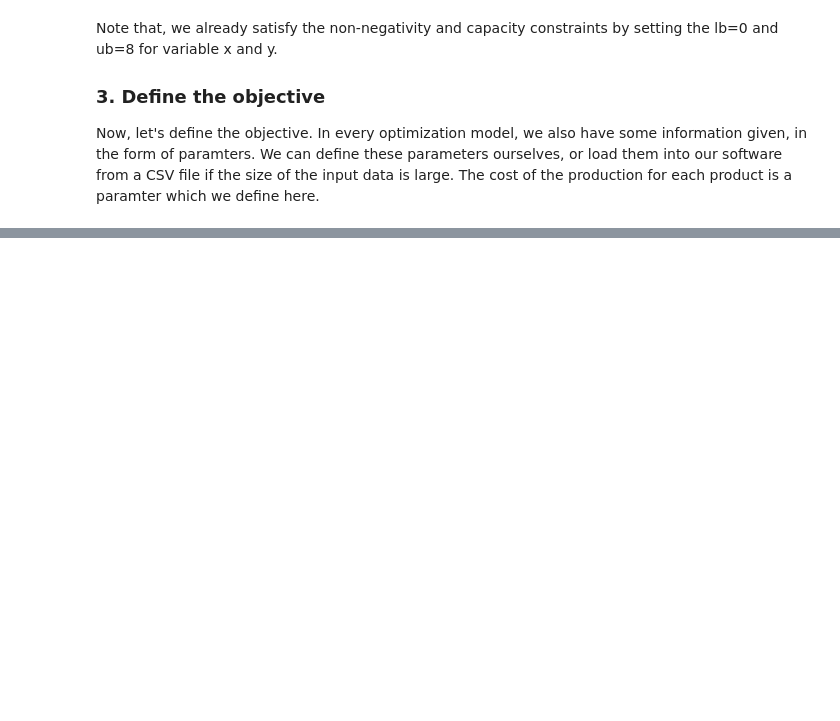
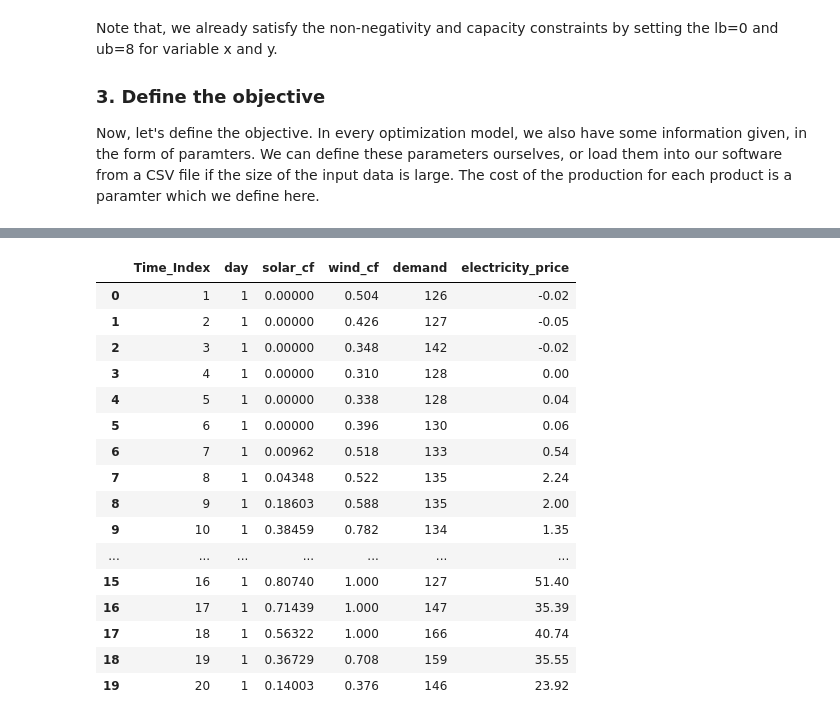
Before and after one commit to rezfa/Supply_Chain_Analytics_2026, a Jupyter notebook: 01_Optimization.ipynb, the cells around one changed output, grey strips where cells are left out. Drawn from its saved outputs; the diff is of its cells as text; code cells hidden in the pictures; blank space fills up the shorter version.

```diff
--- a/01_Optimization.ipynb
+++ b/01_Optimization.ipynb
@@ -189,0 +330,22 @@ model.setObjective(pa *x + pb *y, GRB.MAXIMIZE) # by GRB.MAXIMIZE we set the obj
+# %%
+df = pd.read_csv("Exercise_Files/Ex02.csv")
+
+df.head(20)
+# %% [output]
+|  | Time_Index | day | solar_cf | wind_cf | demand | electricity_price |
+| 0 | 1 | 1 | 0.00000 | 0.504 | 126 | -0.02 |
+| 1 | 2 | 1 | 0.00000 | 0.426 | 127 | -0.05 |
+| 2 | 3 | 1 | 0.00000 | 0.348 | 142 | -0.02 |
+| 3 | 4 | 1 | 0.00000 | 0.310 | 128 | 0.00 |
+| 4 | 5 | 1 | 0.00000 | 0.338 | 128 | 0.04 |
+| 5 | 6 | 1 | 0.00000 | 0.396 | 130 | 0.06 |
+| 6 | 7 | 1 | 0.00962 | 0.518 | 133 | 0.54 |
+| 7 | 8 | 1 | 0.04348 | 0.522 | 135 | 2.24 |
+| 8 | 9 | 1 | 0.18603 | 0.588 | 135 | 2.00 |
+| 9 | 10 | 1 | 0.38459 | 0.782 | 134 | 1.35 |
+| ... | ... | ... | ... | ... | ... | ... |
+| 15 | 16 | 1 | 0.80740 | 1.000 | 127 | 51.40 |
+| 16 | 17 | 1 | 0.71439 | 1.000 | 147 | 35.39 |
+| 17 | 18 | 1 | 0.56322 | 1.000 | 166 | 40.74 |
+| 18 | 19 | 1 | 0.36729 | 0.708 | 159 | 35.55 |
+| 19 | 20 | 1 | 0.14003 | 0.376 | 146 | 23.92 |
```
Also changed, not shown: parts of 27 cells of this notebook, 3 other files.
